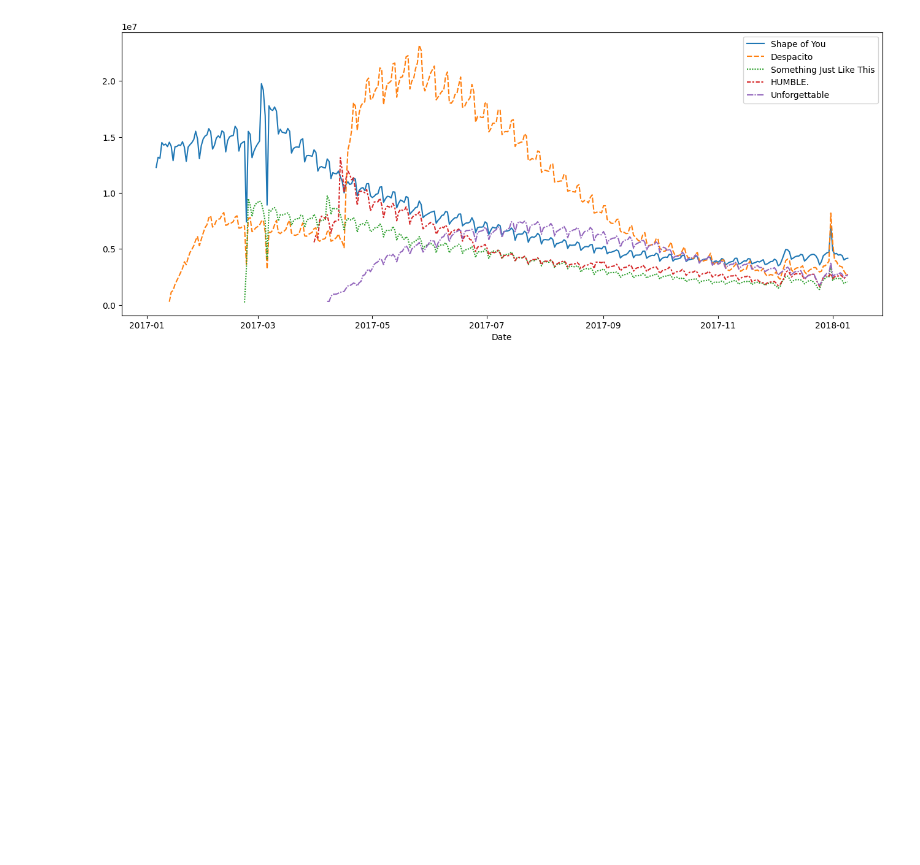
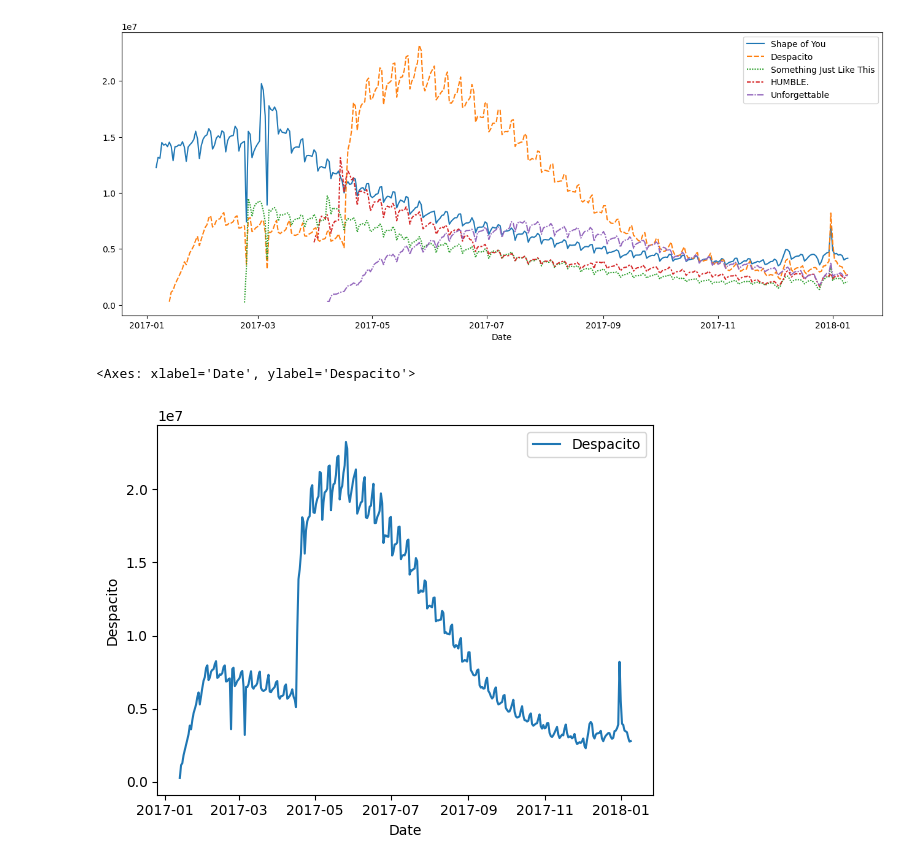
Before and after one commit to abrar-nazib/c-neural-network, a Jupyter notebook: visualizations/seaborn/seaborn_lineplot.ipynb, the cells around one changed output. Drawn from its saved outputs; the diff is of its cells as text; code cells hidden in the pictures; blank space fills up the shorter version.

```diff
--- a/visualizations/seaborn/seaborn_lineplot.ipynb
+++ b/visualizations/seaborn/seaborn_lineplot.ipynb
@@ -24,3 +24,9 @@ sns.lineplot(data=spotify_data)
 # %% [output]
 <Axes: xlabel='Date'>
 [figure]
+# %%
+# Plot one column
+sns.lineplot(data=spotify_data['Despacito'], label='Despacito')
+# %% [output]
+<Axes: xlabel='Date', ylabel='Despacito'>
+[figure, added]
```
Also changed, not shown: 5 other files.
